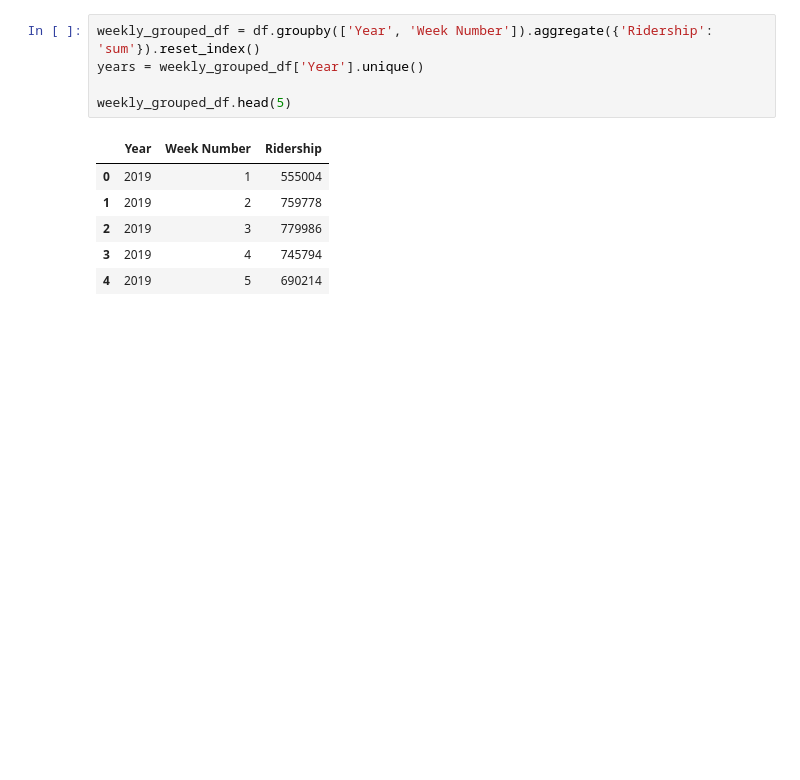
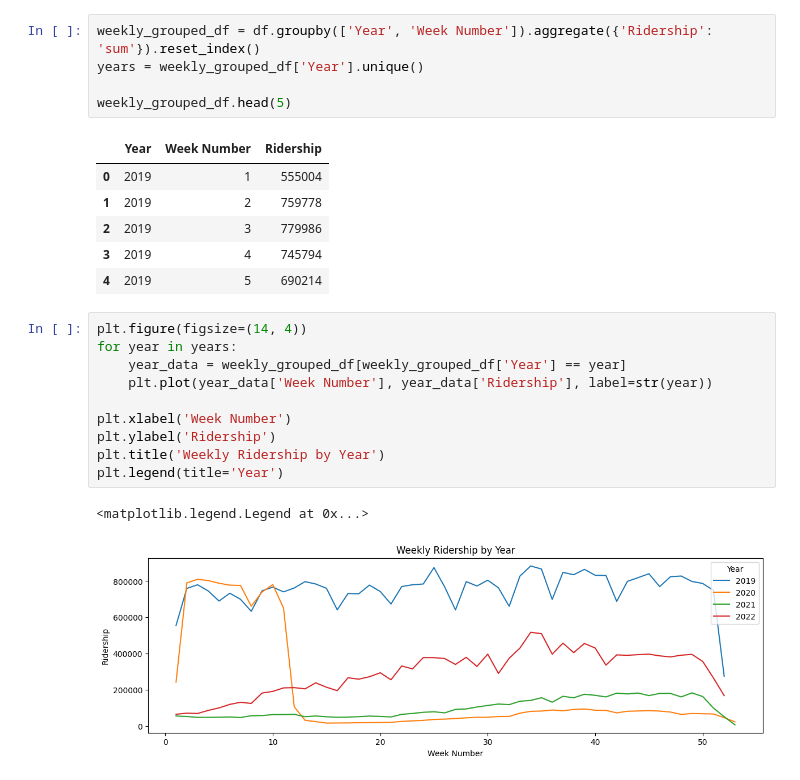
Before and after one commit to Asore94/dkarMiniProject, a Jupyter notebook: preprocessing.ipynb, the cells around one changed output. Cells and saved outputs as stored; diff of their text form; blank space fills up the shorter version.

```diff
--- a/preprocessing.ipynb
+++ b/preprocessing.ipynb
@@ -193,3 +193,16 @@ weekly_grouped_df.head(5)
 | 2 | 2019 | 3 | 779986 |
 | 3 | 2019 | 4 | 745794 |
 | 4 | 2019 | 5 | 690214 |
+# %%
+plt.figure(figsize=(14, 4))
+for year in years:
+    year_data = weekly_grouped_df[weekly_grouped_df['Year'] == year]
+    plt.plot(year_data['Week Number'], year_data['Ridership'], label=str(year))
+
+plt.xlabel('Week Number')
+plt.ylabel('Ridership')
+plt.title('Weekly Ridership by Year')
+plt.legend(title='Year')
+# %% [output]
+<matplotlib.legend.Legend at 0x...>
+[figure, added]
```
Also changed, not shown: parts of 7 cells of this notebook.
